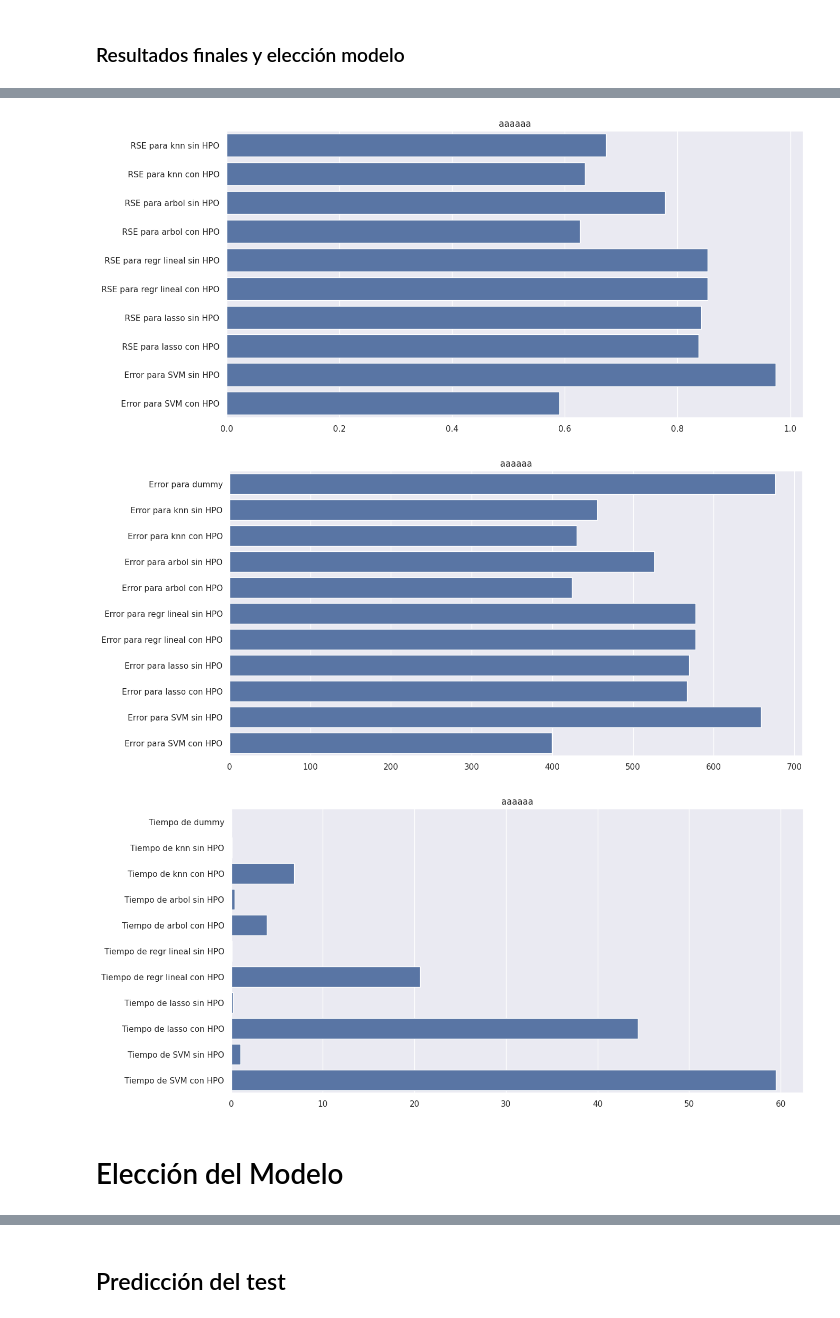
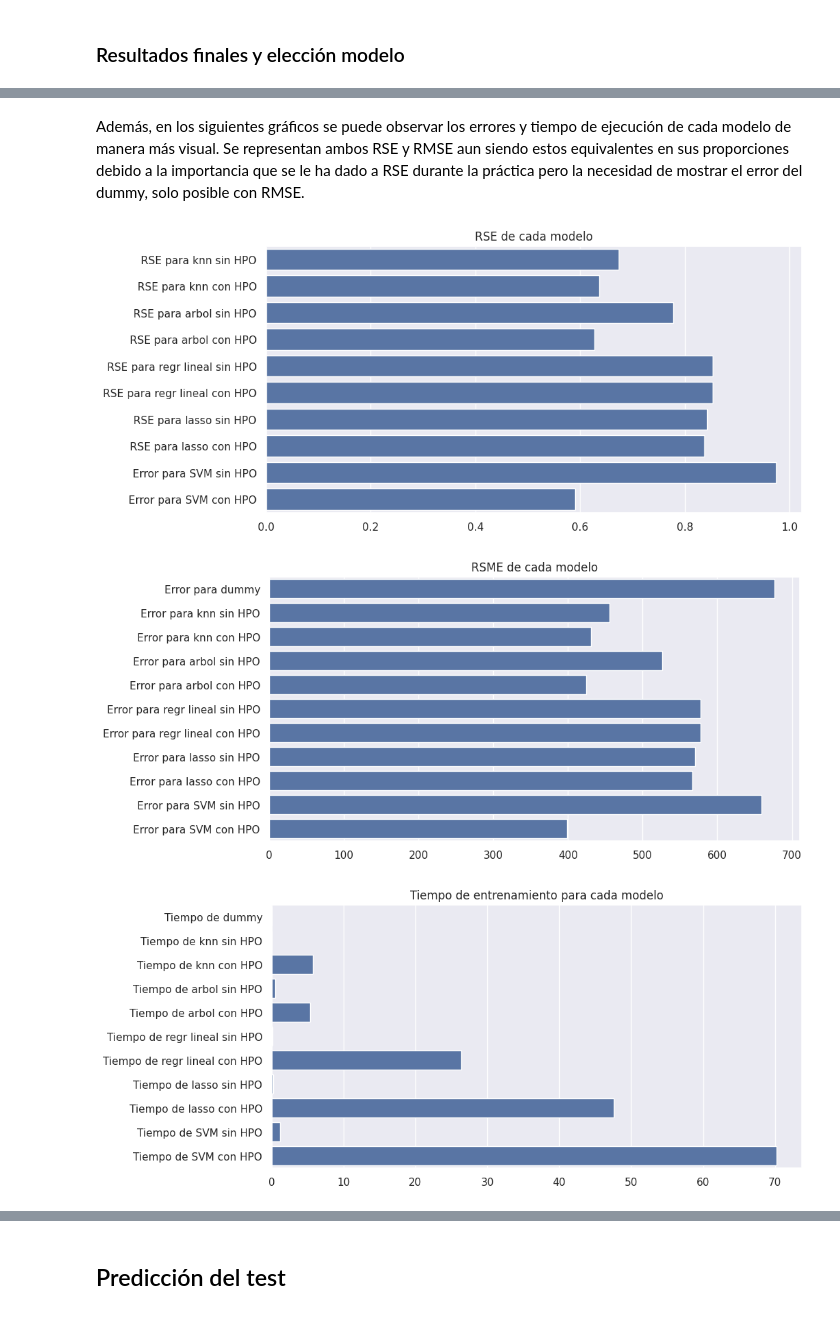
Before and after one commit to PaulaUc3m/Grupo4_P1AA, a Jupyter notebook: EDA_entrenamieto.ipynb, the cells around one changed output, grey strips where cells are left out. Drawn from its saved outputs; the diff is of its cells as text; code cells hidden in the pictures.

Commit message:
finalización entrenamiento regresion

```diff
--- a/EDA_entrenamieto.ipynb
+++ b/EDA_entrenamieto.ipynb
@@ -841,23 +865,23 @@ Best Score de cada modelo:
+# %% [markdown]
+Además, en los siguientes gráficos se puede observar los errores y tiempo de ejecución de cada modelo de manera más visual. Se representan ambos RSE y RMSE aun siendo estos equivalentes en sus proporciones debido a la importancia que se le ha dado a RSE durante la práctica pero la necesidad de mostrar el error del dummy, solo posible con RMSE.
 # %%
-plt.figure(figsize= (14,7))
+plt.figure(figsize= (10,5))
 sns.barplot(data = best_scores_rse, orient='y')
-plt.title("aaaaaa")
+plt.title("RSE de cada modelo")
 plt.show()
 # %% [output]
-[figure, old version]
+[figure, new version]
 # %%
-plt.figure(figsize= (14,7))
+plt.figure(figsize= (10,5))
 sns.barplot(data = best_scores, orient='y')
-plt.title("aaaaaa")
+plt.title("RSME de cada modelo")
 plt.show()
 # %% [output]
-[figure, old version]
+[figure, new version]
 # %%
-plt.figure(figsize= (14,7))
+plt.figure(figsize= (10,5))
 sns.barplot(data = time_train, orient='y')
-plt.title("aaaaaa")
+plt.title("Tiempo de entrenamiento para cada modelo")
 plt.show()
 # %% [output]
-[figure, old version]
+[figure, new version]
-# %% [markdown]
-# Elección del Modelo
```
Also changed, not shown: parts of 38 cells of this notebook.
